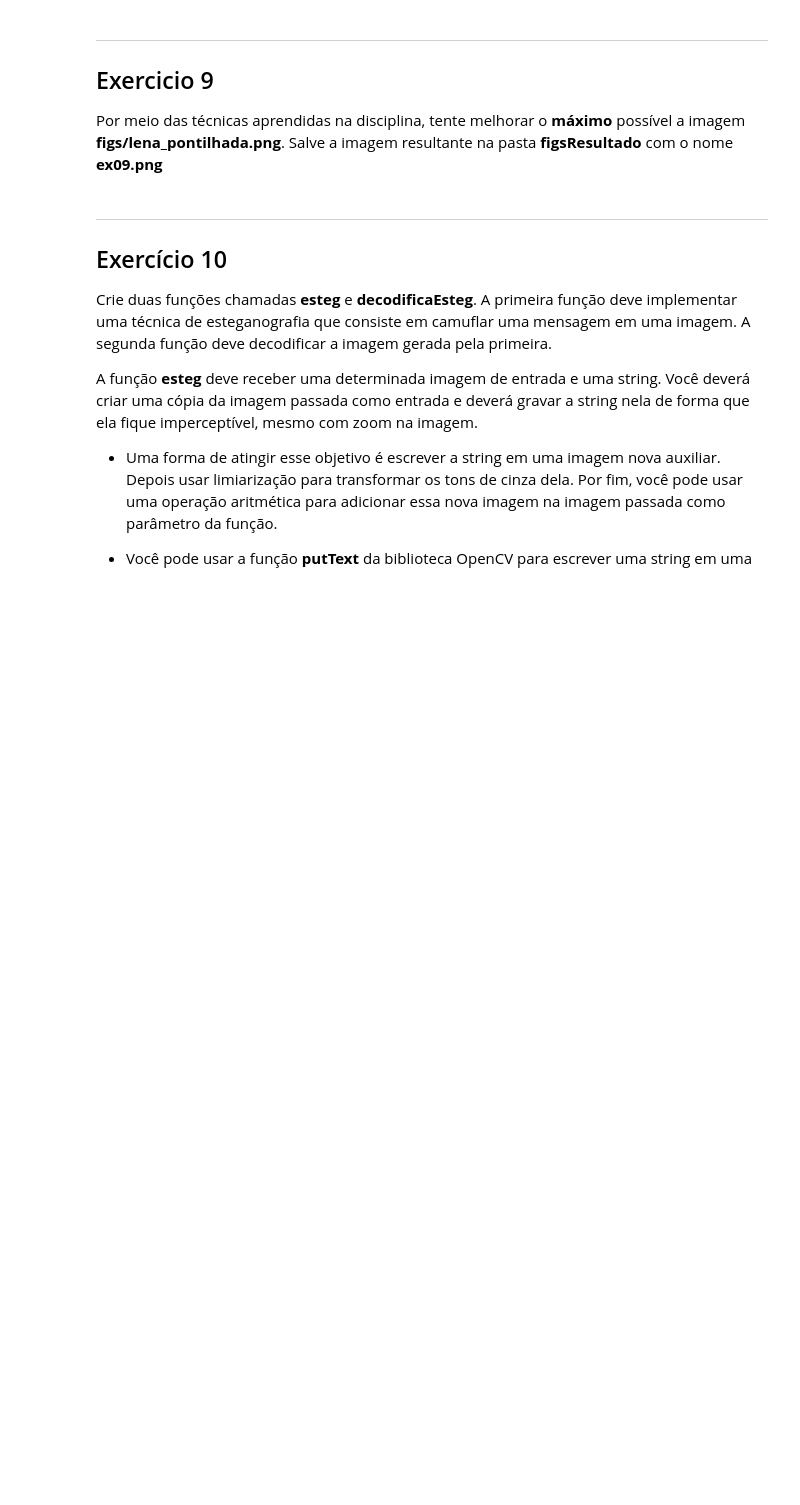
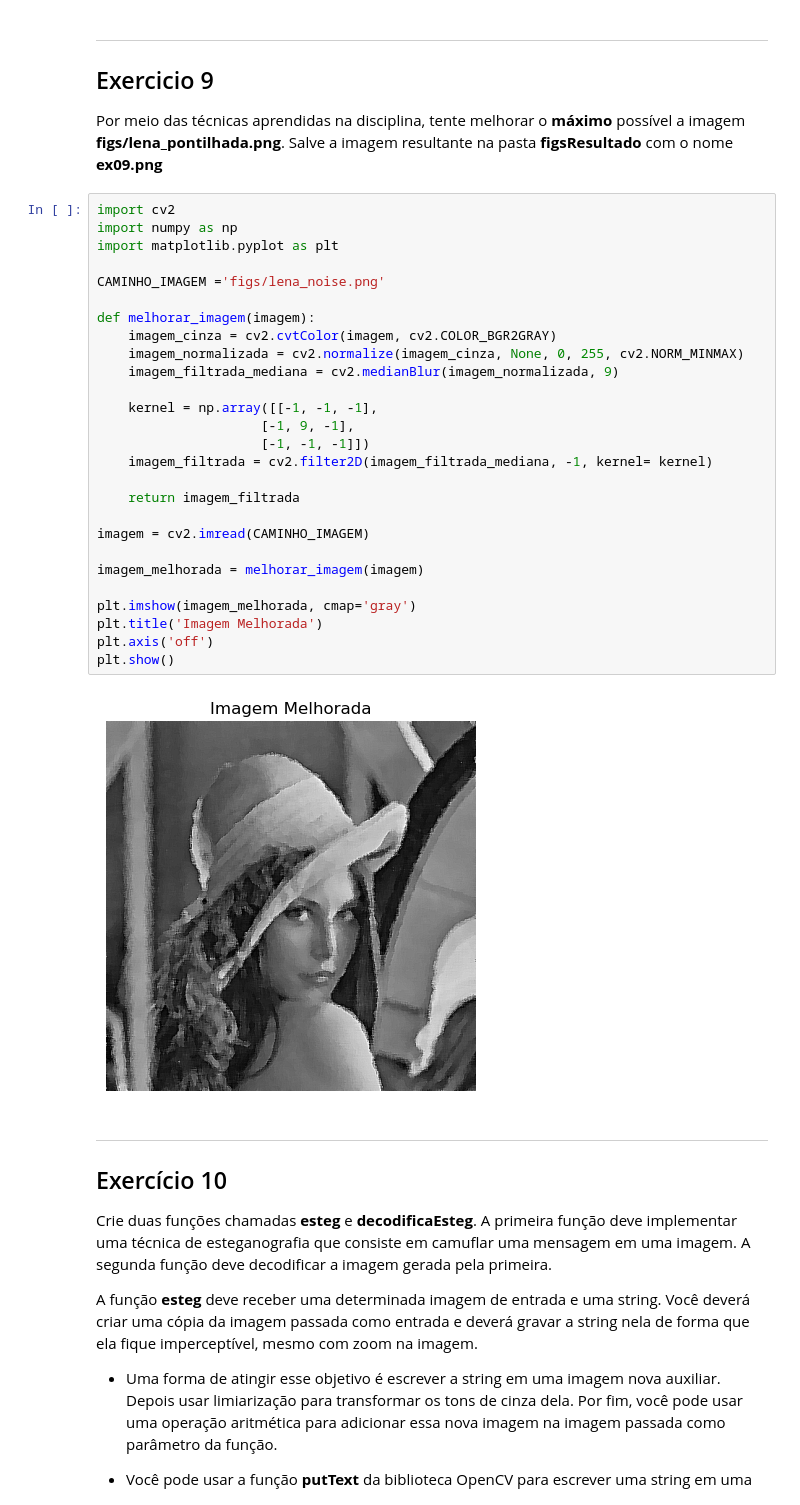
Before and after one commit to LucasMartheDeAlmeida/2023S1_AC2, a Jupyter notebook: AC2/2023S1_AC2.ipynb, the cells around one changed output. Cells and saved outputs as stored; diff of their text form; blank space fills up the shorter version.

```diff
--- a/AC2/2023S1_AC2.ipynb
+++ b/AC2/2023S1_AC2.ipynb
@@ -702,6 +1031,35 @@ Salve as imagens resultantes na pasta **figsResultado** com os nomes: "ex08_filt
 ## Exercicio 9
 
 Por meio das técnicas aprendidas na disciplina, tente melhorar o **máximo** possível a imagem **figs/lena_pontilhada.png**. Salve a imagem resultante na pasta **figsResultado** com o nome **ex09.png**
+# %%
+import cv2
+import numpy as np
+import matplotlib.pyplot as plt
+
+CAMINHO_IMAGEM ='figs/lena_noise.png'
+
+def melhorar_imagem(imagem):
+    imagem_cinza = cv2.cvtColor(imagem, cv2.COLOR_BGR2GRAY)
+    imagem_normalizada = cv2.normalize(imagem_cinza, None, 0, 255, cv2.NORM_MINMAX)
+    imagem_filtrada_mediana = cv2.medianBlur(imagem_normalizada, 9)
+
+    kernel = np.array([[-1, -1, -1],
+                     [-1, 9, -1],
+                     [-1, -1, -1]])
+    imagem_filtrada = cv2.filter2D(imagem_filtrada_mediana, -1, kernel= kernel)
+
+    return imagem_filtrada
+
+imagem = cv2.imread(CAMINHO_IMAGEM)
+
+imagem_melhorada = melhorar_imagem(imagem)
+
+plt.imshow(imagem_melhorada, cmap='gray')
+plt.title('Imagem Melhorada')
+plt.axis('off')
+plt.show()
+# %% [output]
+[figure, added]
 # %% [markdown]
 ----
 ## Exercício 10
```
Also changed, not shown: parts of 3 cells of this notebook.
